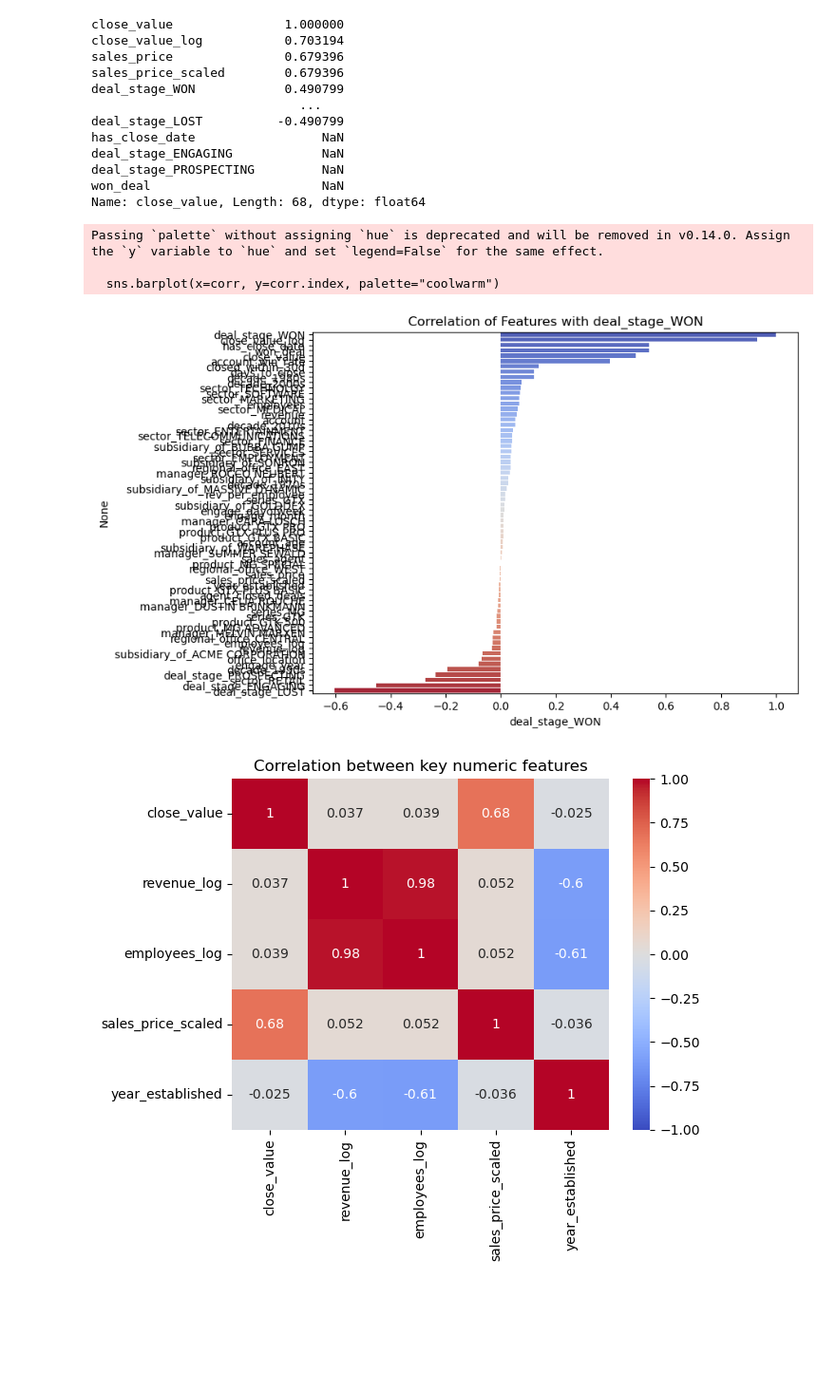
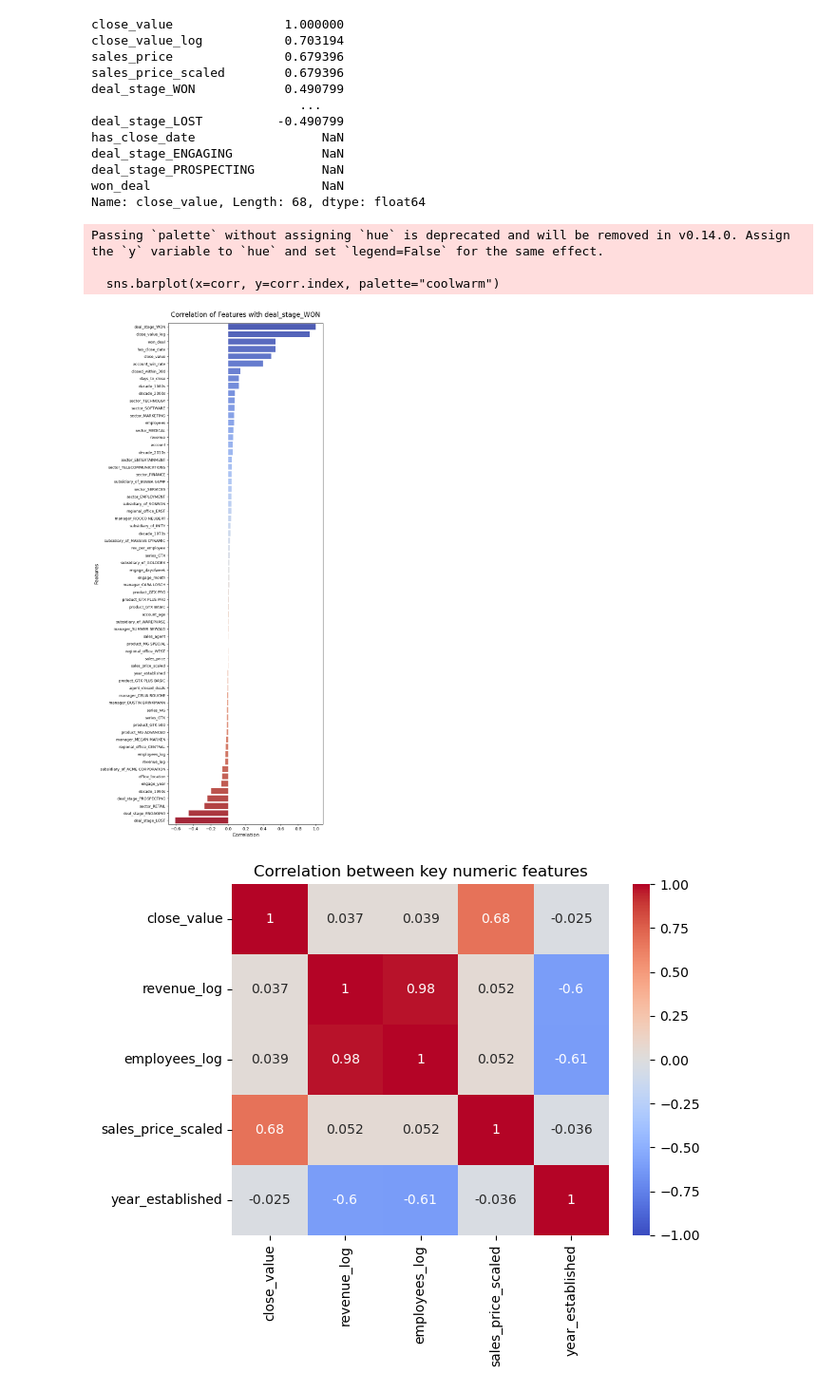
Before and after one commit to ishween/Team2A, a Jupyter notebook: src/Milestone_1_final.ipynb, the cells around one changed output. Shown at 95% size. Cells and saved outputs as stored; diff of their text form; code cells hidden in the pictures; blank space fills up the shorter version.

```diff
--- a/src/Milestone_1_final.ipynb
+++ b/src/Milestone_1_final.ipynb
@@ -414,16 +414,20 @@ Name: close_value, Length: 68, dtype: float64
 # %%
 target = "deal_stage_WON"
 corr = merged_df.corr(numeric_only=True)[target].sort_values(ascending=False)
 
-plt.figure(figsize=(8,6))
+plt.figure(figsize=(8, 18))
 sns.barplot(x=corr, y=corr.index, palette="coolwarm")
-plt.title(f"Correlation of Features with {target}")
+plt.title(f"Correlation of Features with {target}", fontsize=16, pad=15)
+plt.xlabel("Correlation", fontsize=12)
+plt.ylabel("Features", fontsize=12)
+plt.yticks(fontsize=9)
+plt.tight_layout()
 plt.show()
 # %% [output]
 Passing `palette` without assigning `hue` is deprecated and will be removed in v0.14.0. Assign the `y` variable to `hue` and set `legend=False` for the same effect.
 
   sns.barplot(x=corr, y=corr.index, palette="coolwarm")
-[figure, old version]
+[figure, new version]
 # %%
 keep = ['close_value','revenue_log','employees_log','sales_price_scaled',
         'year_established']  # adjust as needed
```
Also changed, not shown: parts of 2 cells of this notebook, 3 other files.
